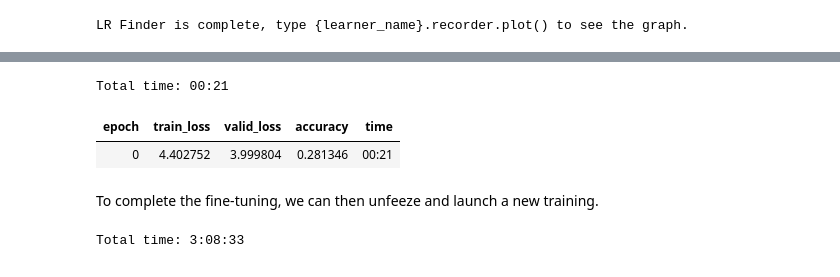
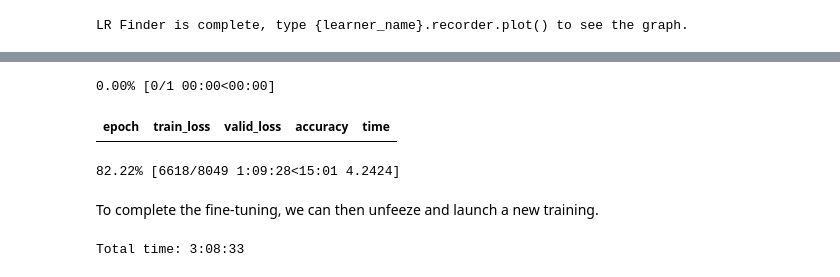
Before and after one commit to cyuancheng/fastai_v3, a Jupyter notebook: lesson3_imdb.ipynb, the cells around one changed output, grey strips where cells are left out. Cells and saved outputs as stored; diff of their text form; code cells hidden in the pictures.

```diff
--- a/lesson3_imdb.ipynb
+++ b/lesson3_imdb.ipynb
@@ -233,9 +275,9 @@ learn.recorder.plot(skip_end=15)
 # %%
-learn.fit_one_cycle(1, 1e-2)#, moms=(0.8,0.7))
+learn.fit_one_cycle(1, 1e-2, moms=(0.8,0.7))
 # %% [output]
-Total time: 00:21
+0.00% [0/1 00:00<00:00]
 | epoch | train_loss | valid_loss | accuracy | time |
-| 0 | 4.402752 | 3.999804 | 0.281346 | 00:21 |
+82.22% [6618/8049 1:09:28<15:01 4.2424]
 # %%
 learn.save('fit_head')
 # %%
```
Also changed, not shown: parts of 16 cells of this notebook.
